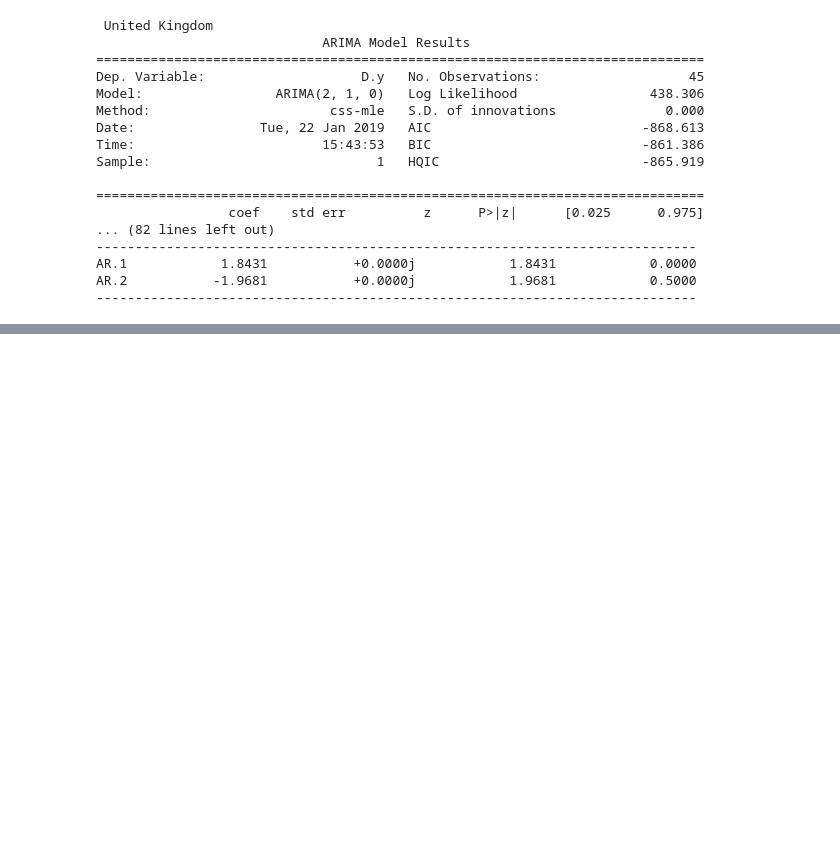
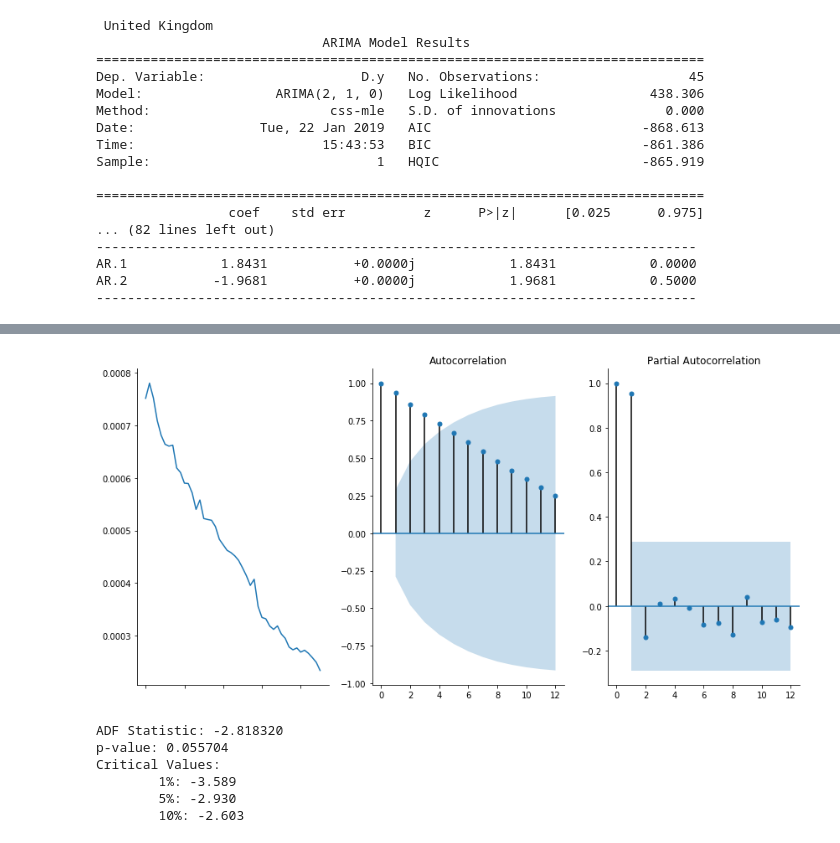
Before and after one commit to robinleoknauth/time_series_project, a Jupyter notebook: carbon_emissions_EDA.ipynb, the cells around one changed output, grey strips where cells are left out. Drawn from its saved outputs; the diff is of its cells as text; code cells hidden in the pictures; blank space fills up the shorter version.

```diff
--- a/carbon_emissions_EDA.ipynb
+++ b/carbon_emissions_EDA.ipynb
@@ -361,3 +296,5 @@ df_ratios_train = df_ratios.iloc[0:46]
+# %%
+df_ratios_train = df_ratios.loc['1962':'2007']
 # %%
 df_ratios_train
 # %% [output]
@@ -595,0 +563,27 @@ AR.2           -1.9681           +0.0000j            1.9681            0.5000
+# %%
+
+
+def plots(data, lags=None):
+    layout = (1, 3)
+    raw  = plt.subplot2grid(layout, (0, 0))
+    acf  = plt.subplot2grid(layout, (0, 1))
+    pacf = plt.subplot2grid(layout, (0, 2))
+
+    data.plot(ax=raw, figsize=(12, 6))
+    smt.graphics.plot_acf(data, lags=lags, ax=acf)
+    smt.graphics.plot_pacf(data, lags=lags, ax=pacf)
+    sns.despine()
+    plt.tight_layout()
+# %%
+plots(df_ratios_train['Germany'], lags = 12)
+# %% [output]
+[figure, added]
+# %%
+fuller_test(df_ratios_train['Germany'])
+# %% [output]
+ADF Statistic: -2.818320
+p-value: 0.055704
+Critical Values:
+        1%: -3.589
+        5%: -2.930
+        10%: -2.603
```
Also changed, not shown: parts of 13 cells of this notebook.
